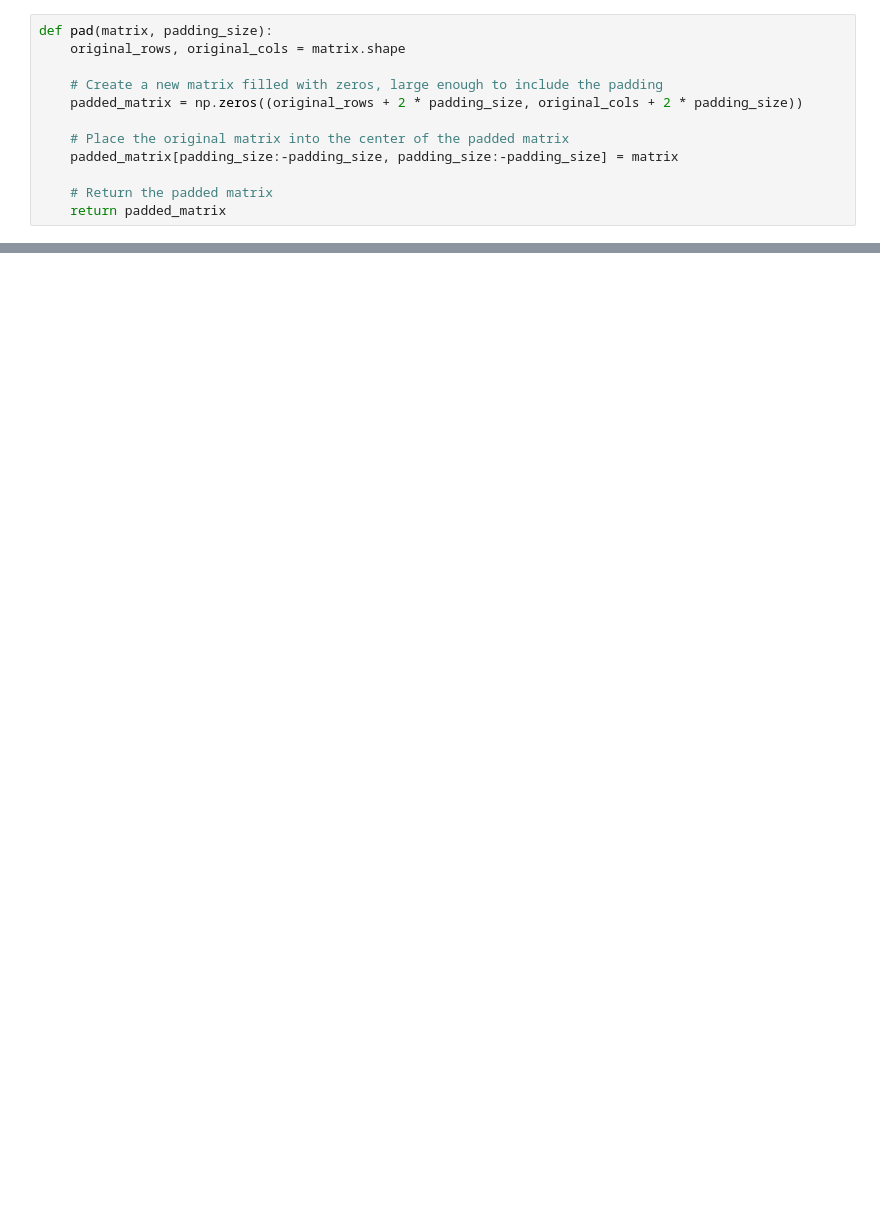
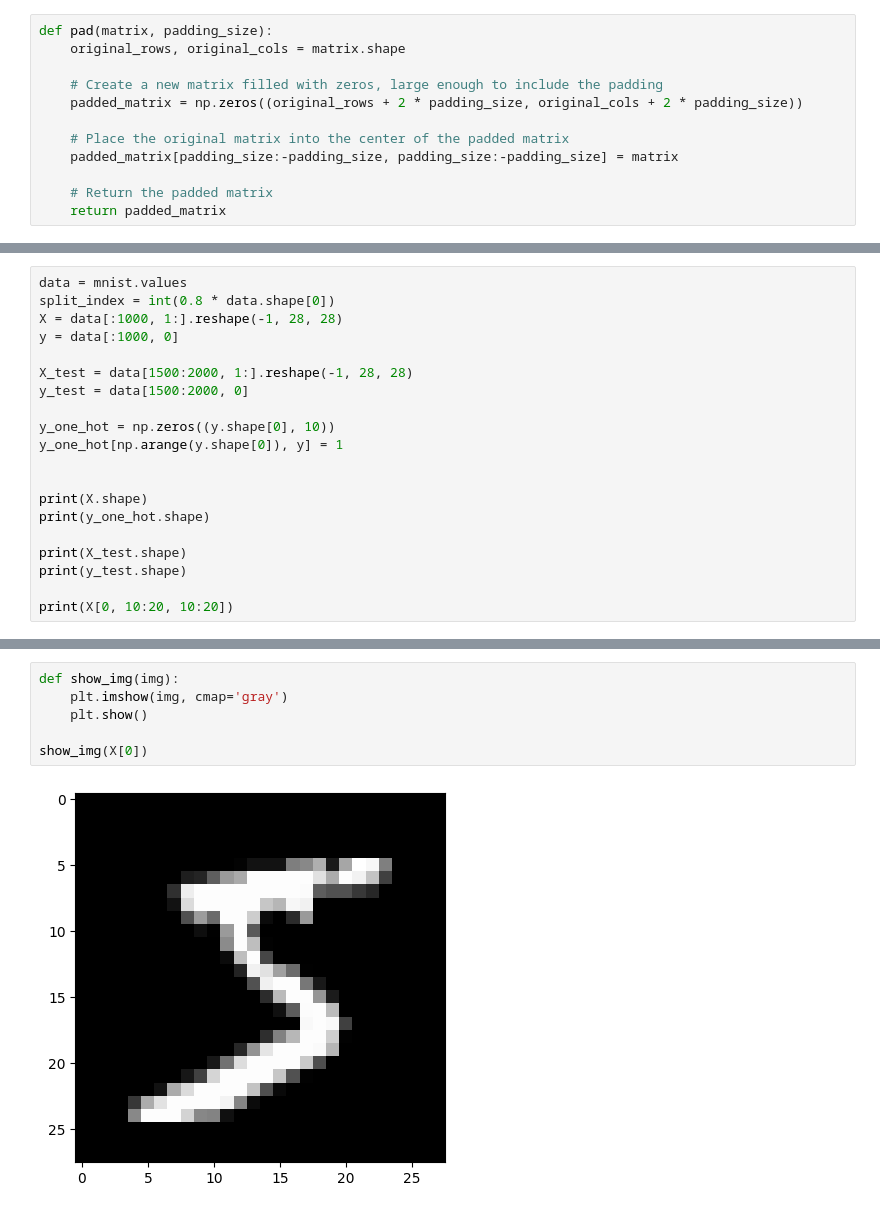
Before and after one commit to harmya/cnn-from-scratch, a Jupyter notebook: cnn.ipynb, the cells around one changed output, grey strips where cells are left out. Saved outputs shown, nothing was run; the diff lists cells and outputs as text; blank space fills up the shorter version.

```diff
--- a/cnn.ipynb
+++ b/cnn.ipynb
@@ -163,0 +239,20 @@ mnist.head()
+# %%
+data = mnist.values
+split_index = int(0.8 * data.shape[0])
+X = data[:1000, 1:].reshape(-1, 28, 28)
+y = data[:1000, 0]
+
+X_test = data[1500:2000, 1:].reshape(-1, 28, 28)
+y_test = data[1500:2000, 0]
+
+y_one_hot = np.zeros((y.shape[0], 10))
+y_one_hot[np.arange(y.shape[0]), y] = 1
+
+
+print(X.shape)
+print(y_one_hot.shape)
+
+print(X_test.shape)
+print(y_test.shape)
+
+print(X[0, 10:20, 10:20])
@@ -163,0 +274,8 @@ mnist.head()
+# %%
+def show_img(img):
+    plt.imshow(img, cmap='gray')
+    plt.show()
+
+show_img(X[0])
+# %% [output]
+[figure, added]
```
Also changed, not shown: parts of 24 cells of this notebook.
